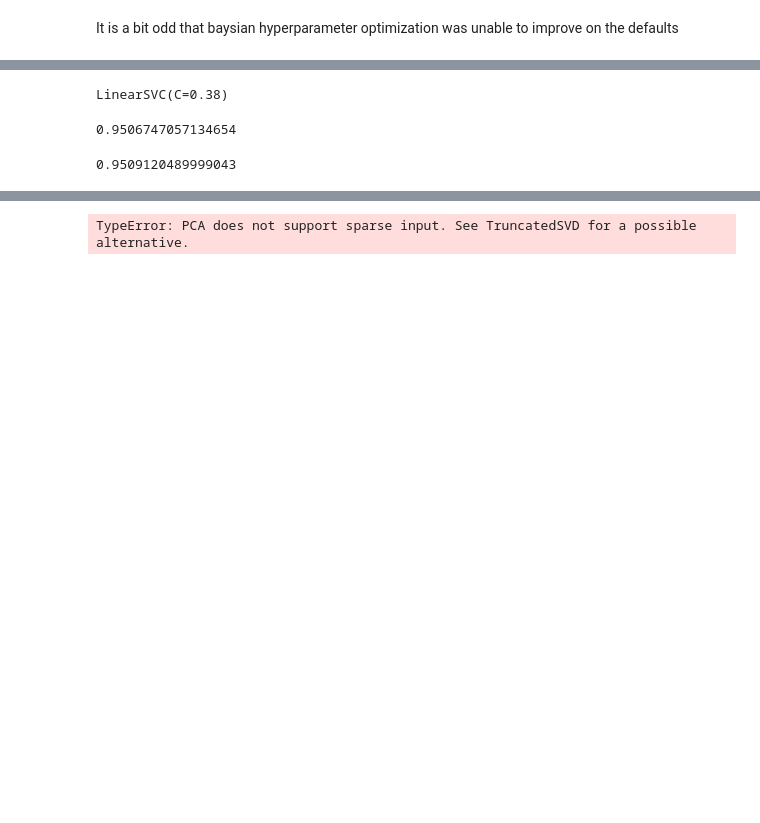
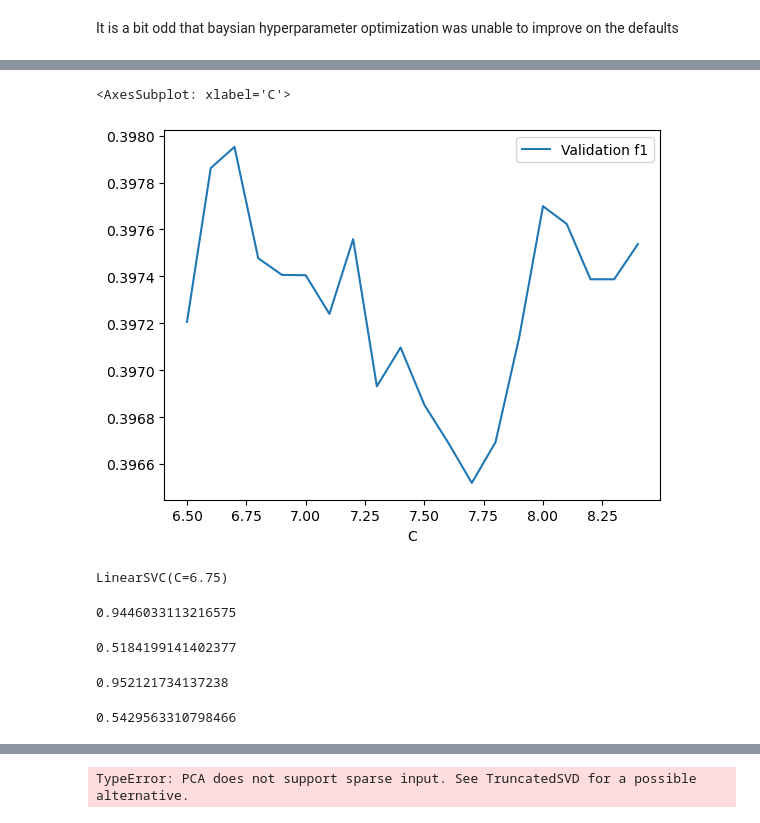
Before and after one commit to rhit-joensbj/quora-ml-project, a Jupyter notebook: SVM.ipynb, the cells around one changed output, grey strips where cells are left out. Cells and saved outputs as stored; diff of their text form; code cells hidden in the pictures; blank space fills up the shorter version.

```diff
--- a/SVM.ipynb
+++ b/SVM.ipynb
@@ -317,15 +353,34 @@ grid_results.plot(x='C',y='Validation R2')
+# %%
+grid = {'C':(np.arange(6.5,8.5,.1))}
+grid_cv = GridSearchCV(LinearSVC(),param_grid=grid,n_jobs=-1,scoring=make_scorer(f1_score))
+grid_cv.fit(X_sample,y_sample)
+grid_results = pd.DataFrame()
+grid_results['C'] = grid['C']
+grid_results['Validation f1'] = grid_cv.cv_results_['mean_test_score']
+grid_results.plot(x='C',y='Validation f1')
+# %% [output]
+<AxesSubplot: xlabel='C'>
+[figure, added]
 # %%
-svm_38 = LinearSVC(C=.38)
-svm_38.fit(X_train,y_train)
+svm_675 = LinearSVC(C=6.75)
+svm_675.fit(tfidf_train,y_train)
 # %% [output]
-LinearSVC(C=0.38)
+LinearSVC(C=6.75)
 # %%
-svm_38.score(X_test,y_test)
+svm_675.score(tfidf_test,y_test)
 # %% [output]
-0.9506747057134654
+0.9446033113216575
+# %%
+make_scorer(f1_score)(svm_675,tfidf_test,y_test)
+# %% [output]
+0.5184199141402377
 # %%
 svm = LinearSVC()
-svm.fit(X_train,y_train)
-svm.score(X_test,y_test)
+svm.fit(tfidf_train,y_train)
+svm.score(tfidf_test,y_test)
 # %% [output]
-0.9509120489999043
+0.952121734137238
+# %%
+make_scorer(f1_score)(svm,tfidf_test,y_test)
+# %% [output]
+0.5429563310798466
```
Also changed, not shown: parts of 45 cells of this notebook, 1 other file.
